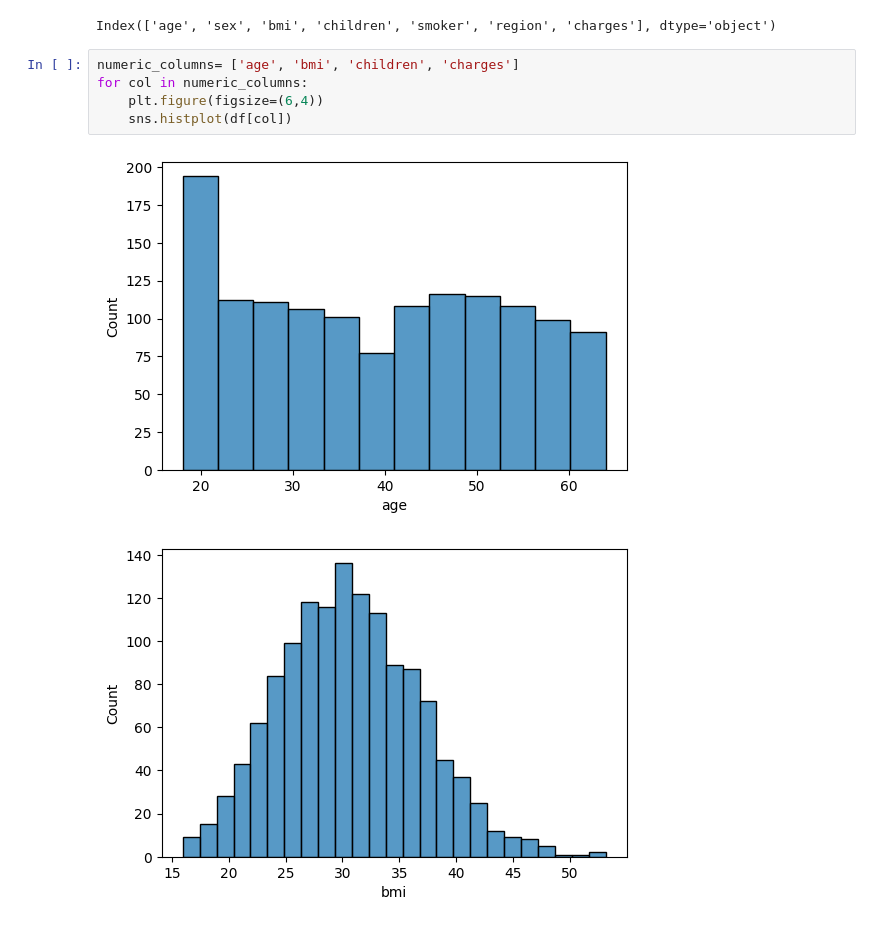
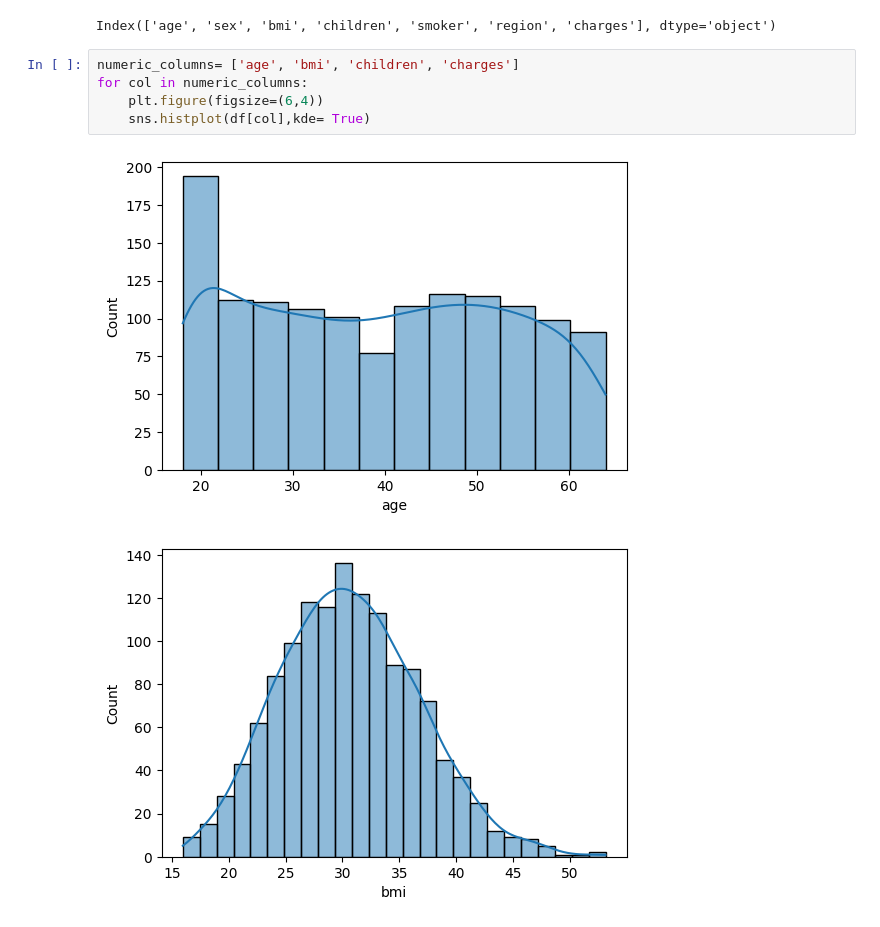
Before and after one commit to Deep-pdf/training_LLM, a Jupyter notebook: Project1(AI_ML).ipynb, the cells around one changed output. Cells and saved outputs as stored; diff of their text form.

```diff
--- a/Project1(AI_ML).ipynb
+++ b/Project1(AI_ML).ipynb
@@ -89,8 +89,8 @@ Index(['age', 'sex', 'bmi', 'children', 'smoker', 'region', 'charges'], dtype='o
 # %%
 numeric_columns= ['age', 'bmi', 'children', 'charges']
 for col in numeric_columns:
     plt.figure(figsize=(6,4))
-    sns.histplot(df[col])
+    sns.histplot(df[col],kde= True)
 # %% [output]
-[figure, old version]
+[figure, new version]
-[figure, old version]
+[figure, new version]
```
Also changed, not shown: parts of 6 cells of this notebook.
